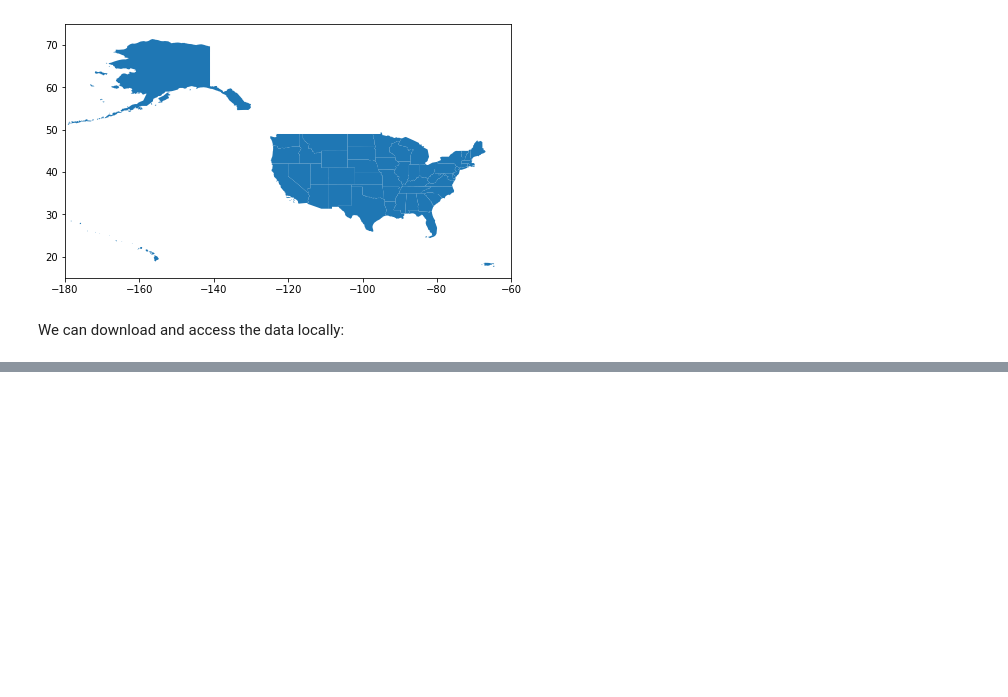
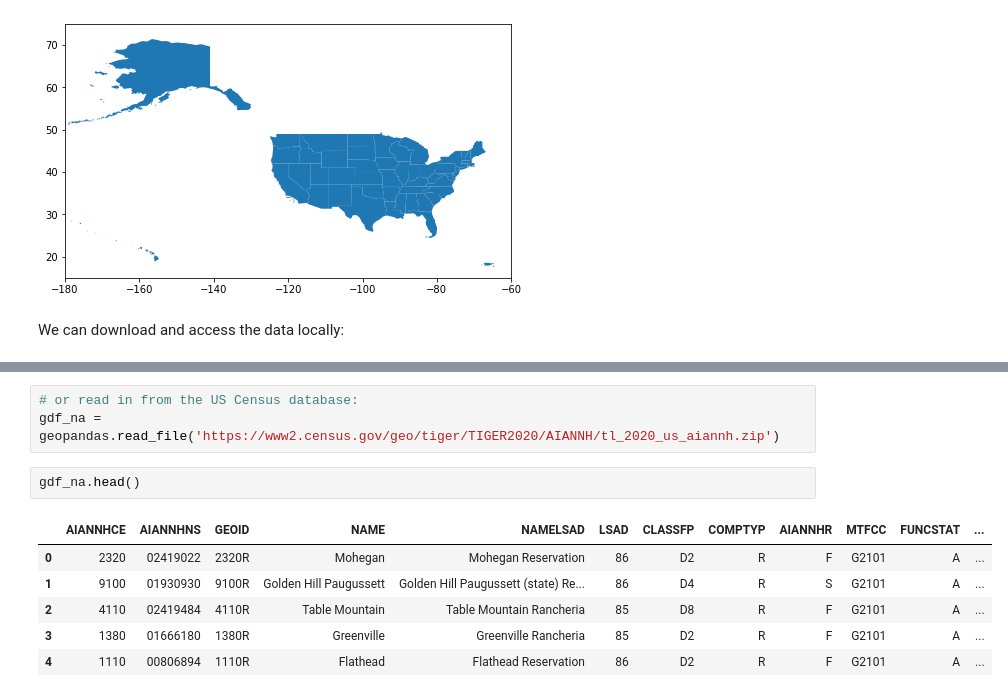
Before and after one commit to UIUC-iSchool-DataViz/is445_spring2021, a Jupyter notebook: week07/inClass_week07.ipynb, the cells around one changed output, grey strips where cells are left out. Cells and saved outputs as stored; diff of their text form; blank space fills up the shorter version.

```diff
--- a/week07/inClass_week07.ipynb
+++ b/week07/inClass_week07.ipynb
@@ -409,0 +414,12 @@ DriverError: ~/Downloads/tl_2020_us_aiannh/tl_2020_us_aiannh.shp: No such file o
+# %%
+# or read in from the US Census database:
+gdf_na = geopandas.read_file('https://www2.census.gov/geo/tiger/TIGER2020/AIANNH/tl_2020_us_aiannh.zip')
+# %%
+gdf_na.head()
+# %% [output]
+|  | AIANNHCE | AIANNHNS | GEOID | NAME | NAMELSAD | LSAD | CLASSFP | COMPTYP | AIANNHR | MTFCC | FUNCSTAT | ... |
+| 0 | 2320 | 02419022 | 2320R | Mohegan | Mohegan Reservation | 86 | D2 | R | F | G2101 | A | ... |
+| 1 | 9100 | 01930930 | 9100R | Golden Hill Paugussett | Golden Hill Paugussett (state) Re... | 86 | D4 | R | S | G2101 | A | ... |
+| 2 | 4110 | 02419484 | 4110R | Table Mountain | Table Mountain Rancheria | 85 | D8 | R | F | G2101 | A | ... |
+| 3 | 1380 | 01666180 | 1380R | Greenville | Greenville Rancheria | 85 | D2 | R | F | G2101 | A | ... |
+| 4 | 1110 | 00806894 | 1110R | Flathead | Flathead Reservation | 86 | D2 | R | F | G2101 | A | ... |
```
Also changed, not shown: parts of 3 cells of this notebook.
